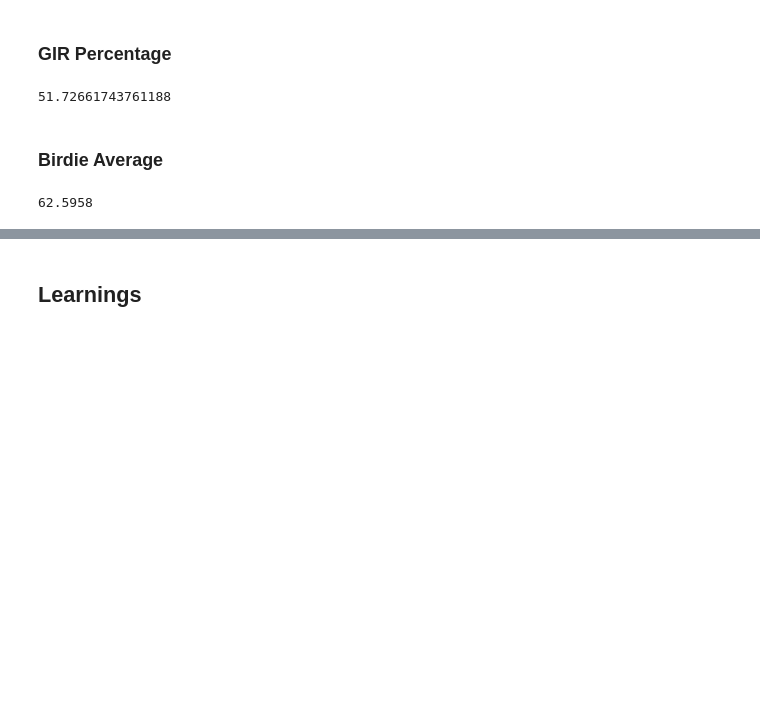
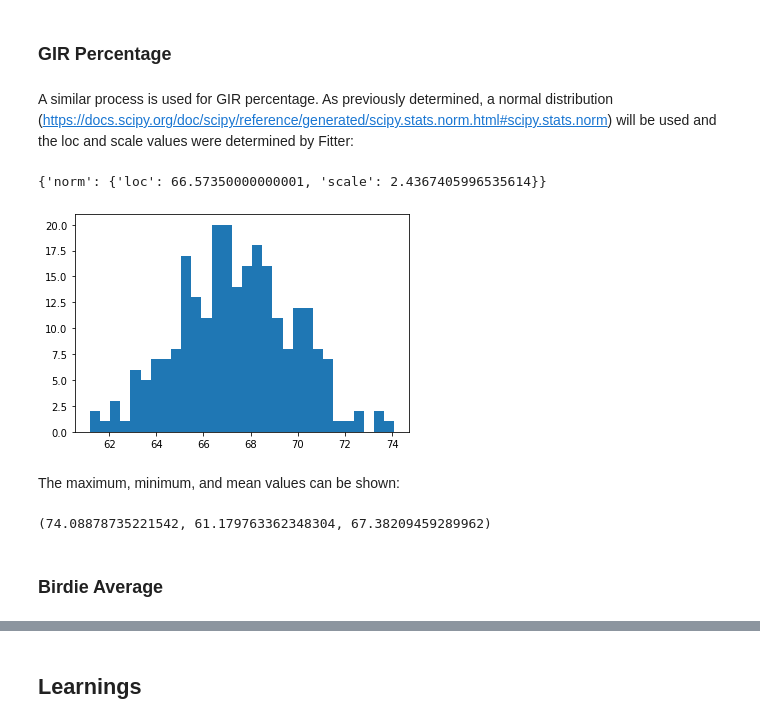
Before and after one commit to AndyWalker81/ProgrammingForDataAnalysis_Project, a Jupyter notebook: Programming_Project.ipynb, the cells around one changed output, grey strips where cells are left out. Drawn from its saved outputs; the diff is of its cells as text; code cells hidden in the pictures; blank space fills up the shorter version.

```diff
--- a/Programming_Project.ipynb
+++ b/Programming_Project.ipynb
@@ -605,8 +606,26 @@ accuracy_2030.max(), accuracy_2030.min(), accuracy_2030.mean()
 # %% [markdown]
 ### GIR Percentage
-# %%
-accuracy_loc
-# %% [output]
-51.72661743761188
+# %% [markdown]
+A similar process is used for GIR percentage. As previously determined, a normal distribution (https://docs.scipy.org/doc/scipy/reference/generated/scipy.stats.norm.html#scipy.stats.norm) will be used and the loc and scale values were determined by Fitter:
+# %%
+gir_list
+# %% [output]
+{'norm': {'loc': 66.57350000000001, 'scale': 2.4367405996535614}}
+# %%
+gir_loc=(66.57350000000001+mean_gir_increase)
+gir_scale=2.4367405996535614
+# %%
+gir_2030 = norm.rvs(loc=gir_loc, scale=gir_scale, size=250, random_state=None)
+plt.hist(gir_2030, bins=30)
+
+plt.show()
+# %% [output]
+[figure, added]
+# %% [markdown]
+The maximum, minimum, and mean values can be shown:
+# %%
+gir_2030.max(), gir_2030.min(), gir_2030.mean()
+# %% [output]
+(74.08878735221542, 61.179763362348304, 67.38209459289962)
 # %% [markdown]
 ### Birdie Average
@@ -615,5 +631,0 @@ std_accuracy_increase = np.std(accuracy_increase)
-# %%
-mean_accuracy_2030 = (mean_accuracy_2020 + mean_accuracy_increase)
-mean_accuracy_2030
-# %% [output]
-62.5958
```
Also changed, not shown: parts of 43 cells of this notebook.
